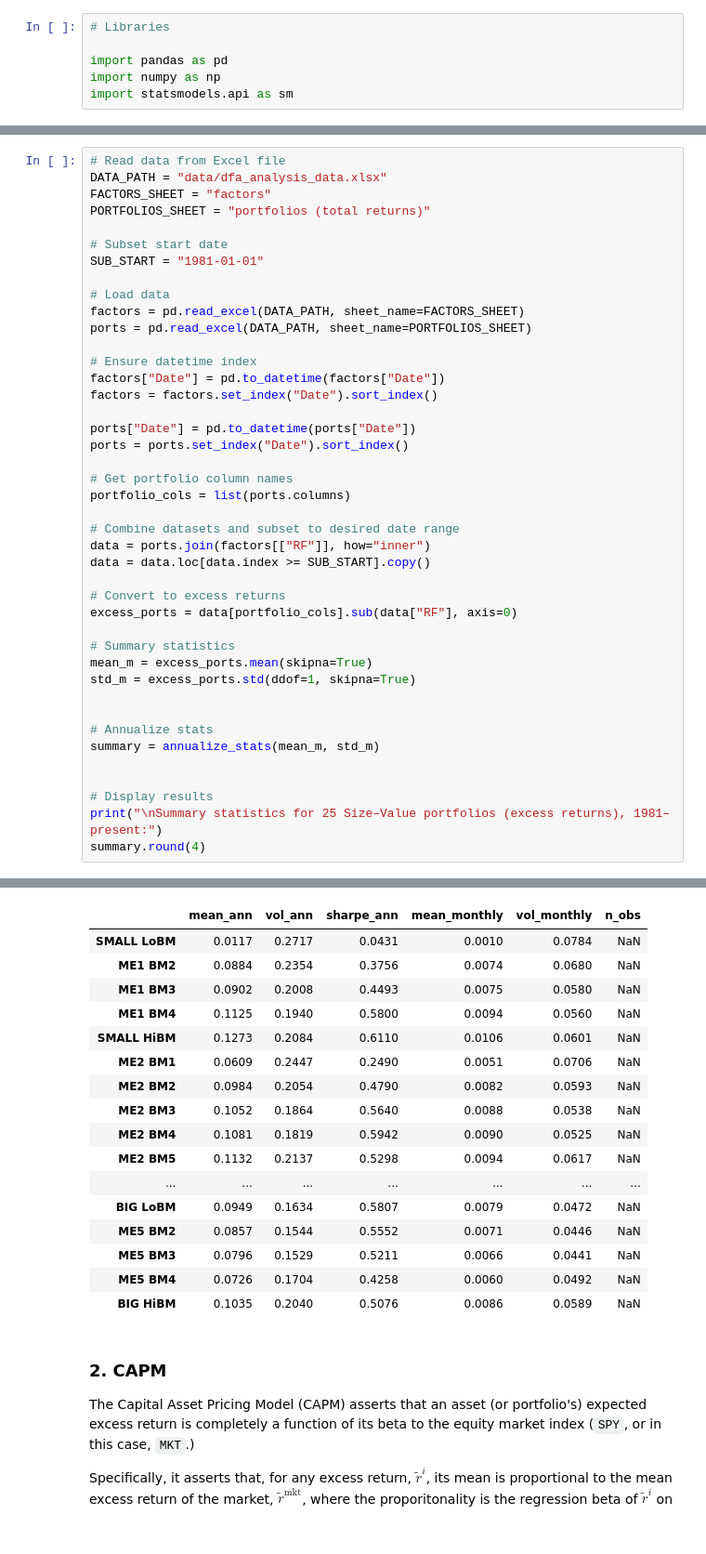
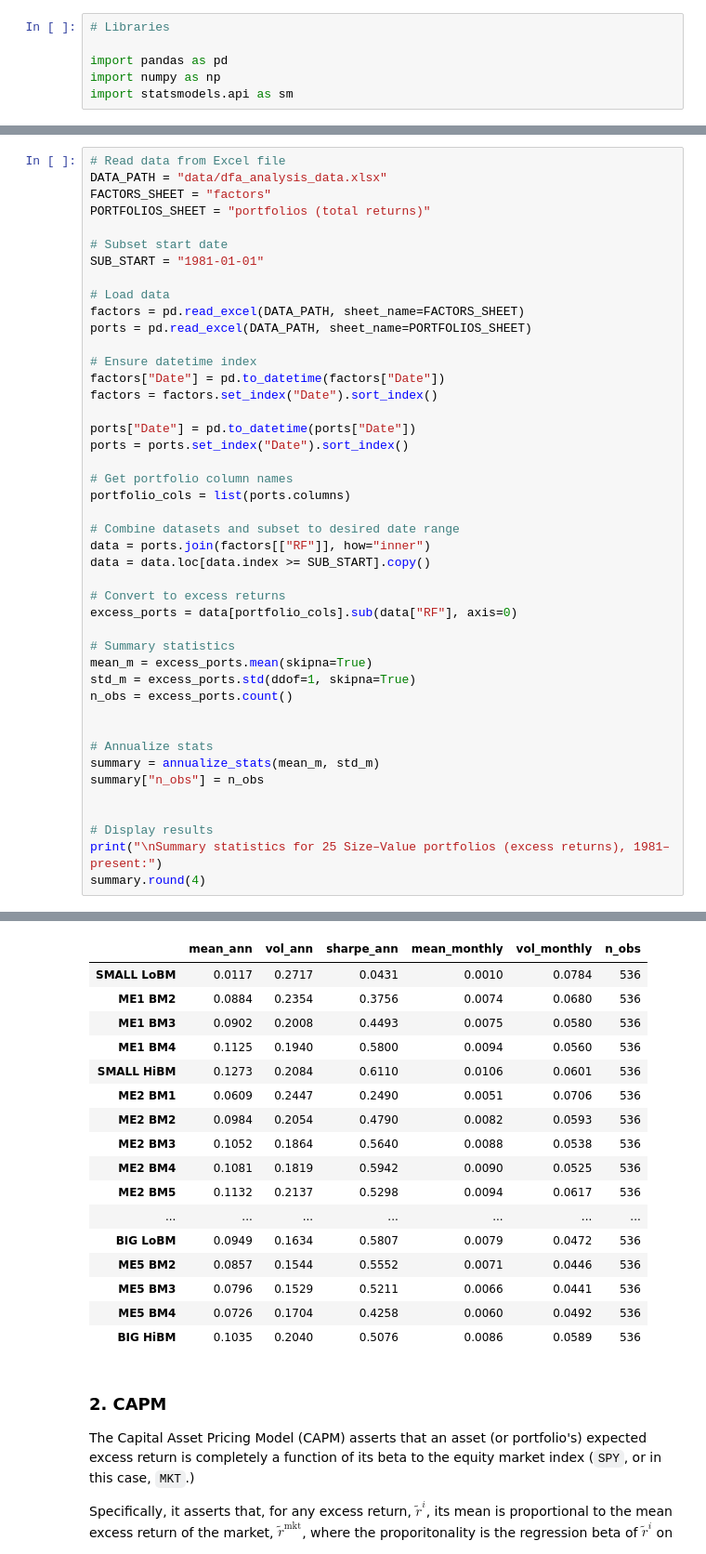
Before and after one commit to Emax25/FINM367-B37, a Jupyter notebook: HW4_Catherine.ipynb, the cells around one changed output, grey strips where cells are left out. Shown at 93% size. Saved outputs shown, nothing was run; the diff lists cells and outputs as text.

```diff
--- a/HW4_Catherine.ipynb
+++ b/HW4_Catherine.ipynb
@@ -133,49 +124,51 @@ factors["Date"] = pd.to_datetime(factors["Date"])
 factors = factors.set_index("Date").sort_index()
 
 ports["Date"] = pd.to_datetime(ports["Date"])
 ports = ports.set_index("Date").sort_index()
 
 # Get portfolio column names
 portfolio_cols = list(ports.columns)
 
 # Combine datasets and subset to desired date range
 data = ports.join(factors[["RF"]], how="inner")
 data = data.loc[data.index >= SUB_START].copy()
 
 # Convert to excess returns
 excess_ports = data[portfolio_cols].sub(data["RF"], axis=0)
 
 # Summary statistics
 mean_m = excess_ports.mean(skipna=True)
 std_m = excess_ports.std(ddof=1, skipna=True)
+n_obs = excess_ports.count()
 
 
 # Annualize stats
 summary = annualize_stats(mean_m, std_m)
+summary["n_obs"] = n_obs
 
 
 # Display results
 print("\nSummary statistics for 25 Size–Value portfolios (excess returns), 1981–present:")
 summary.round(4)
 # %% [output]
 Summary statistics for 25 Size–Value portfolios (excess returns), 1981–present:
 |  | mean_ann | vol_ann | sharpe_ann | mean_monthly | vol_monthly | n_obs |
-| SMALL LoBM | 0.0117 | 0.2717 | 0.0431 | 0.0010 | 0.0784 | NaN |
-| ME1 BM2 | 0.0884 | 0.2354 | 0.3756 | 0.0074 | 0.0680 | NaN |
-| ME1 BM3 | 0.0902 | 0.2008 | 0.4493 | 0.0075 | 0.0580 | NaN |
-| ME1 BM4 | 0.1125 | 0.1940 | 0.5800 | 0.0094 | 0.0560 | NaN |
-| SMALL HiBM | 0.1273 | 0.2084 | 0.6110 | 0.0106 | 0.0601 | NaN |
-| ME2 BM1 | 0.0609 | 0.2447 | 0.2490 | 0.0051 | 0.0706 | NaN |
-| ME2 BM2 | 0.0984 | 0.2054 | 0.4790 | 0.0082 | 0.0593 | NaN |
-| ME2 BM3 | 0.1052 | 0.1864 | 0.5640 | 0.0088 | 0.0538 | NaN |
-| ME2 BM4 | 0.1081 | 0.1819 | 0.5942 | 0.0090 | 0.0525 | NaN |
-| ME2 BM5 | 0.1132 | 0.2137 | 0.5298 | 0.0094 | 0.0617 | NaN |
+| SMALL LoBM | 0.0117 | 0.2717 | 0.0431 | 0.0010 | 0.0784 | 536 |
+| ME1 BM2 | 0.0884 | 0.2354 | 0.3756 | 0.0074 | 0.0680 | 536 |
+| ME1 BM3 | 0.0902 | 0.2008 | 0.4493 | 0.0075 | 0.0580 | 536 |
+| ME1 BM4 | 0.1125 | 0.1940 | 0.5800 | 0.0094 | 0.0560 | 536 |
+| SMALL HiBM | 0.1273 | 0.2084 | 0.6110 | 0.0106 | 0.0601 | 536 |
+| ME2 BM1 | 0.0609 | 0.2447 | 0.2490 | 0.0051 | 0.0706 | 536 |
+| ME2 BM2 | 0.0984 | 0.2054 | 0.4790 | 0.0082 | 0.0593 | 536 |
+| ME2 BM3 | 0.1052 | 0.1864 | 0.5640 | 0.0088 | 0.0538 | 536 |
+| ME2 BM4 | 0.1081 | 0.1819 | 0.5942 | 0.0090 | 0.0525 | 536 |
+| ME2 BM5 | 0.1132 | 0.2137 | 0.5298 | 0.0094 | 0.0617 | 536 |
 | ... | ... | ... | ... | ... | ... | ... |
-| BIG LoBM | 0.0949 | 0.1634 | 0.5807 | 0.0079 | 0.0472 | NaN |
-| ME5 BM2 | 0.0857 | 0.1544 | 0.5552 | 0.0071 | 0.0446 | NaN |
-| ME5 BM3 | 0.0796 | 0.1529 | 0.5211 | 0.0066 | 0.0441 | NaN |
-| ME5 BM4 | 0.0726 | 0.1704 | 0.4258 | 0.0060 | 0.0492 | NaN |
-| BIG HiBM | 0.1035 | 0.2040 | 0.5076 | 0.0086 | 0.0589 | NaN |
+| BIG LoBM | 0.0949 | 0.1634 | 0.5807 | 0.0079 | 0.0472 | 536 |
+| ME5 BM2 | 0.0857 | 0.1544 | 0.5552 | 0.0071 | 0.0446 | 536 |
+| ME5 BM3 | 0.0796 | 0.1529 | 0.5211 | 0.0066 | 0.0441 | 536 |
+| ME5 BM4 | 0.0726 | 0.1704 | 0.4258 | 0.0060 | 0.0492 | 536 |
+| BIG HiBM | 0.1035 | 0.2040 | 0.5076 | 0.0086 | 0.0589 | 536 |
 # %% [markdown]
 ### 2. CAPM
 
```
Also changed, not shown: parts of 2 cells of this notebook.
